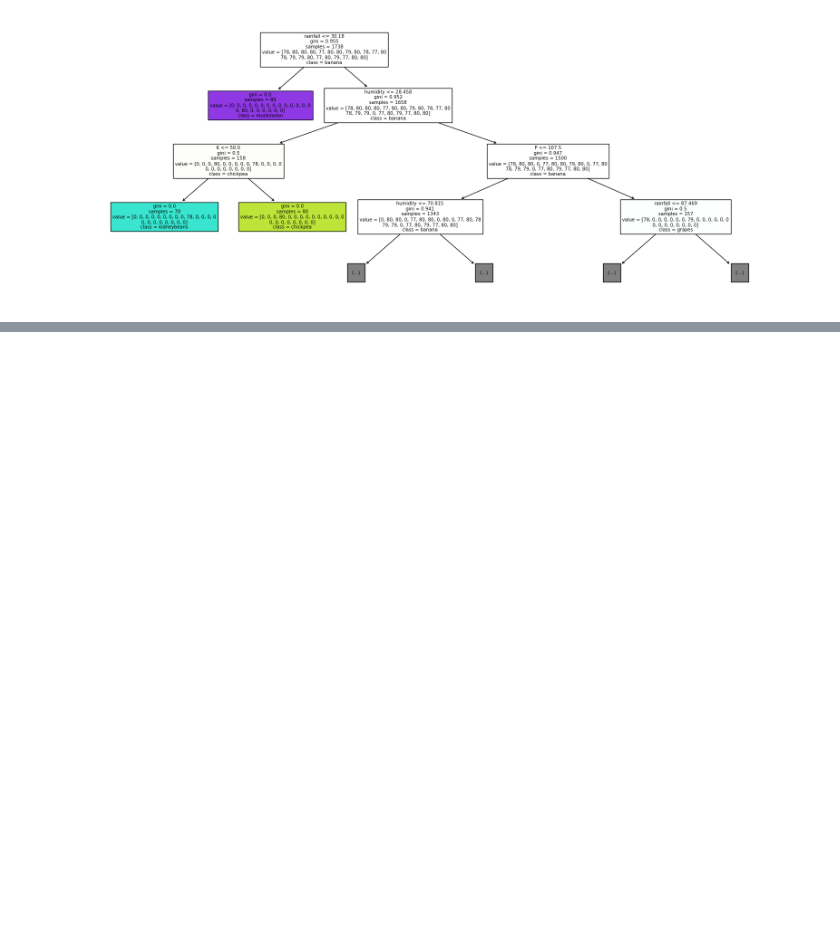
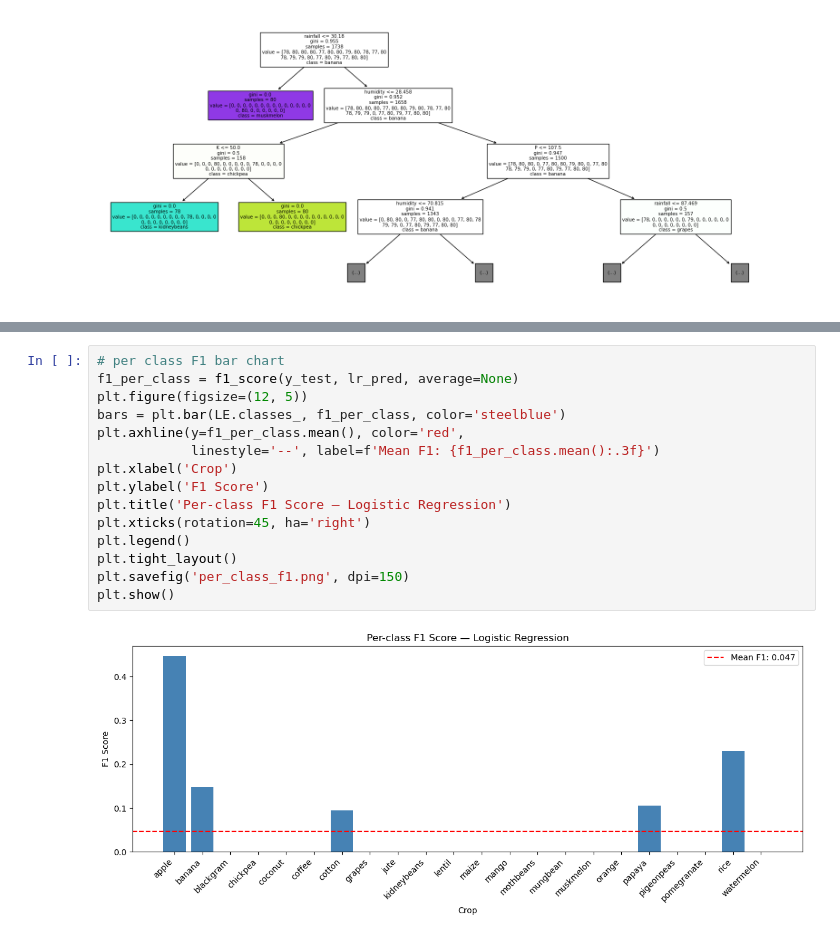
Before and after one commit to pavani3011/AGRI-API-PROJECT, a Jupyter notebook: Crop.ipynb, the cells around one changed output, grey strips where cells are left out. Saved outputs shown, nothing was run; the diff lists cells and outputs as text; blank space fills up the shorter version.

```diff
--- a/Crop.ipynb
+++ b/Crop.ipynb
@@ -366,0 +436,17 @@ test accuracy: 98.85 %
+# %%
+# per class F1 bar chart
+f1_per_class = f1_score(y_test, lr_pred, average=None)
+plt.figure(figsize=(12, 5))
+bars = plt.bar(LE.classes_, f1_per_class, color='steelblue')
+plt.axhline(y=f1_per_class.mean(), color='red',
+            linestyle='--', label=f'Mean F1: {f1_per_class.mean():.3f}')
+plt.xlabel('Crop')
+plt.ylabel('F1 Score')
+plt.title('Per-class F1 Score — Logistic Regression')
+plt.xticks(rotation=45, ha='right')
+plt.legend()
+plt.tight_layout()
+plt.savefig('per_class_f1.png', dpi=150)
+plt.show()
+# %% [output]
+[figure, added]
```
Also changed, not shown: parts of 4 cells of this notebook, 2 other files.
